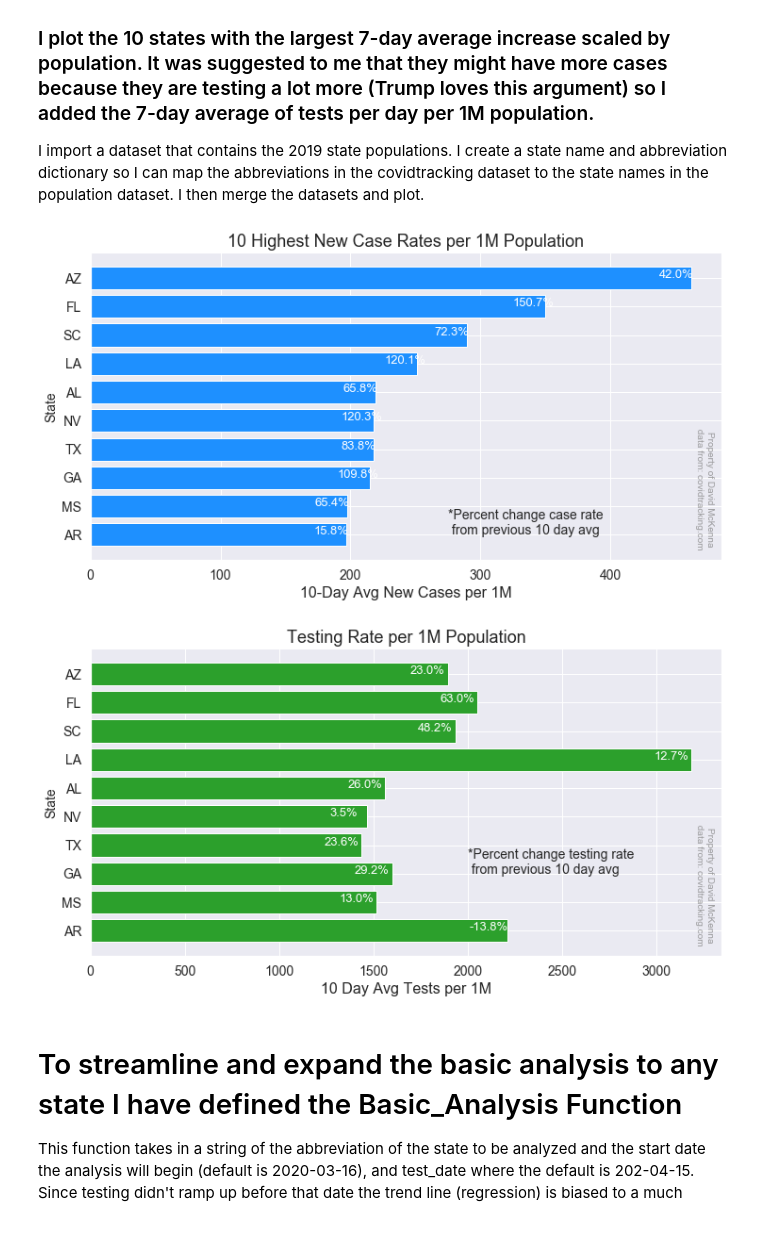
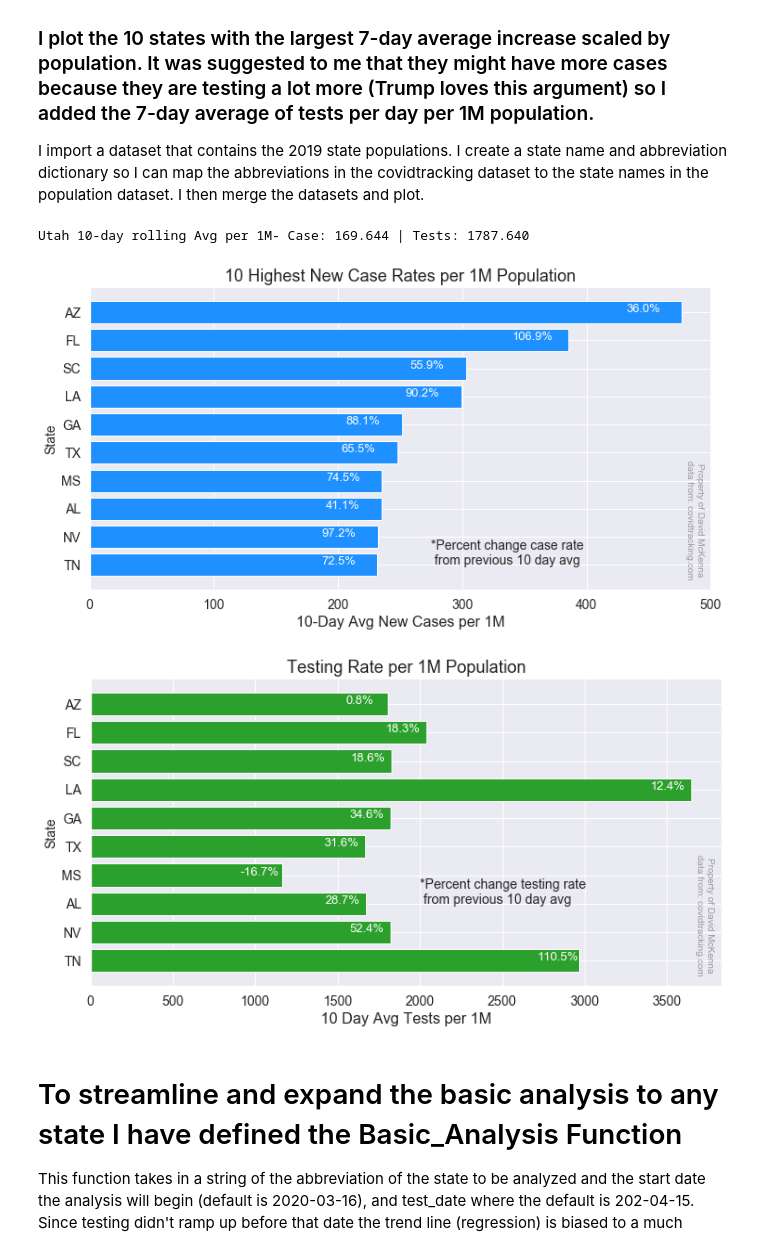
Before and after one commit to Stripling07/UT_COVID, a Jupyter notebook: COVID-19 Project.ipynb, the cells around one changed output. Saved outputs shown, nothing was run; the diff lists cells and outputs as text; code cells hidden in the pictures.

```diff
--- a/COVID-19 Project.ipynb
+++ b/COVID-19 Project.ipynb
@@ -915,15 +920,18 @@ df_pop.sort_index(inplace=True)
 df_pop['PosIncScaled'] = df_pop['positiveIncrease'] / (df_pop['2019']/1000000)
 df_pop['TestIncScaled'] = df_pop['totalTestResultsIncrease'] / (df_pop['2019']/1000000)
 # %%
+today = df_pop.date.max()
 df_pop['PosDiffScaled'] = df_pop.groupby(level='state')['PosIncScaled'].apply(lambda x: (x.rolling(10).mean()))
 df_pop['TestIncScaled_m'] = df_pop.groupby(level='state')['TestIncScaled'].apply(lambda x: (x.rolling(10).mean()))
-df_pop['rolling_case'] = df_pop.groupby(level='state')['positiveIncrease'].apply(lambda x: (x.rolling(10).mean()))
+df_pop['rolling_case'] = df_pop.groupby(level='state')['PosDiffScaled'].apply(lambda x: (x.rolling(10).mean()))
 df_pop['rolling_case_shift'] = df_pop['rolling_case'].shift(10)
 df_pop['rolling_test_shift'] = df_pop['TestIncScaled_m'].shift(10)
 df_pop['pct_chg']= (df_pop['rolling_case'] - df_pop['rolling_case_shift'])/ df_pop['rolling_case_shift']*100
 df_pop['test_pct_chg']= (df_pop['TestIncScaled_m'] - df_pop['rolling_test_shift'])/ df_pop['rolling_test_shift']*100
 df_pop.drop(columns = ['rolling_case_shift','rolling_case'])
-
+UT_rolling_percapita = df_pop[df_pop['date']==today]['rolling_case'].iloc[-7]
+UT_rolling_percapita_test = df_pop[df_pop['date']==today]['TestIncScaled_m'].iloc[-7]
+print('Utah 10-day rolling Avg per 1M- Case: {:.3f} | Tests: {:.3f}'.format(UT_rolling_percapita,UT_rolling_percapita_test))
 
 largest = df_pop[df_pop['date']==today]['PosDiffScaled'].nlargest(10).astype(int)
 
@@ -949,40 +957,41 @@ plt.yticks(fontsize=14)
 # put the percent change over last 10 days at end of bars
 for i in range(len(df_2)):
     plt.annotate('{:.1f}%'.format(df_2['pct_chg'][i]),
-                 xy=(df_2['PosDiffScaled'][i]-25,df_2.index[i]),
+                 xy=(df_2['PosDiffScaled'][i]-45,df_2.index[i]),
                  color='white',fontsize=13)
 plt.annotate('*Percent change case rate \n from previous 10 day avg',
              xy = (275,0),fontsize=14 )
 plt.savefig('Top_Ten_Increase.png')
 plt.show()
 
 # define the
 l = df_pop[df_pop['date']==today]
 l.reset_index(inplace=True)
 l = l[l['state'].isin(states)]
 
 df_2 = pd.DataFrame(l).reset_index().set_index('state')
 df_2 = df_2.reindex(states)
 fig, ax = plt.subplots(figsize = (12,6))
 plt.barh(df_2.index,df_2.TestIncScaled_m, color = 'tab:green')
 watermark(loc_x=0.89)
 for i in range(len(df_2)):
     plt.annotate('{:.1f}%'.format(df_2['test_pct_chg'][i]),
-                 xy=(df_2['TestIncScaled_m'][i]-200,df_2.index[i]),
+                 xy=(df_2['TestIncScaled_m'][i]-250,df_2.index[i]),
                  color='white',fontsize=13)
 plt.annotate('*Percent change testing rate \n from previous 10 day avg',
              xy = (2000,2),fontsize=14 )
 plt.title('Testing Rate per 1M Population', fontsize=18)
 plt.ylabel('State',fontsize=14)
 plt.xlabel('10 Day Avg Tests per 1M',fontsize=16)
 plt.xticks(fontsize=14)
 plt.yticks(fontsize=14)
 plt.savefig('Top_Ten_Increase_tests.png')
 
 plt.show()
 # %% [output]
+Utah 10-day rolling Avg per 1M- Case: 169.644 | Tests: 1787.640
-[figure, old version]
+[figure, new version]
-[figure, old version]
+[figure, new version]
 # %% [markdown]
 # To streamline and expand the basic analysis to any state I have defined the Basic_Analysis Function
 This function takes in a string of the abbreviation of the state to be analyzed and the start date the analysis will begin (default is 2020-03-16), and test_date where the default is 202-04-15. Since testing didn't ramp up before that date the trend line (regression) is biased to a much higher slope than what is representative of the current situation. This date can be set further ahead to get an even better idea of the current situation, however I wouldn't set it any less than 4-weeks before the current date.
```
Also changed, not shown: parts of 19 cells of this notebook, 4 other files.
